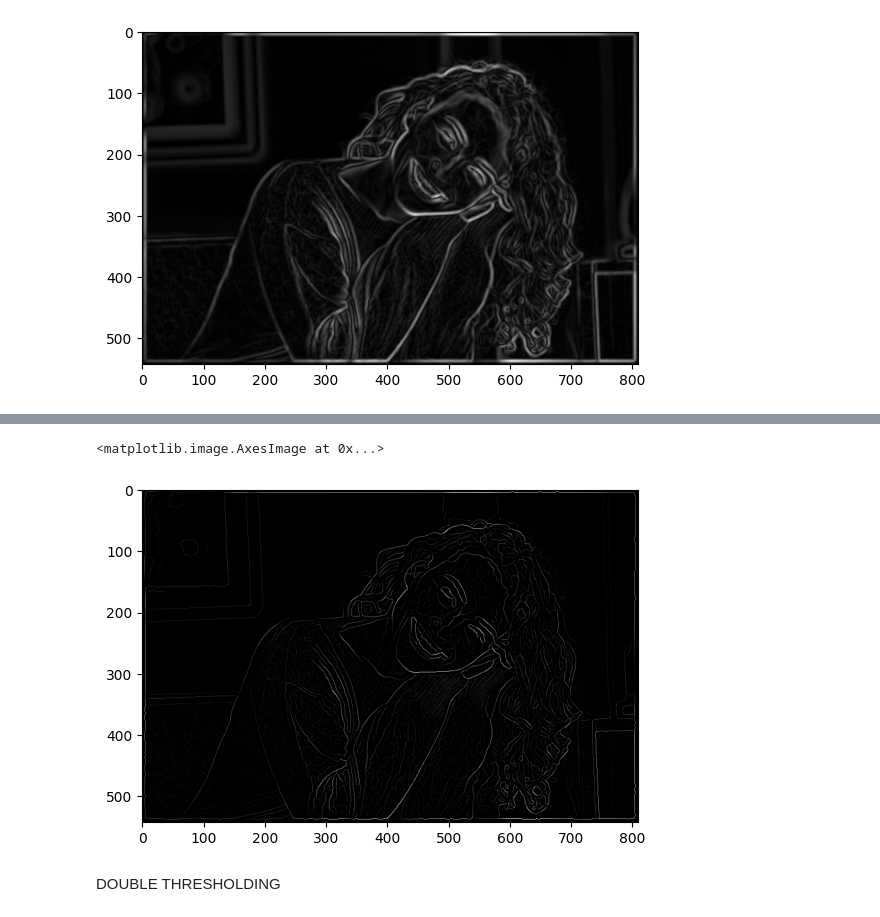
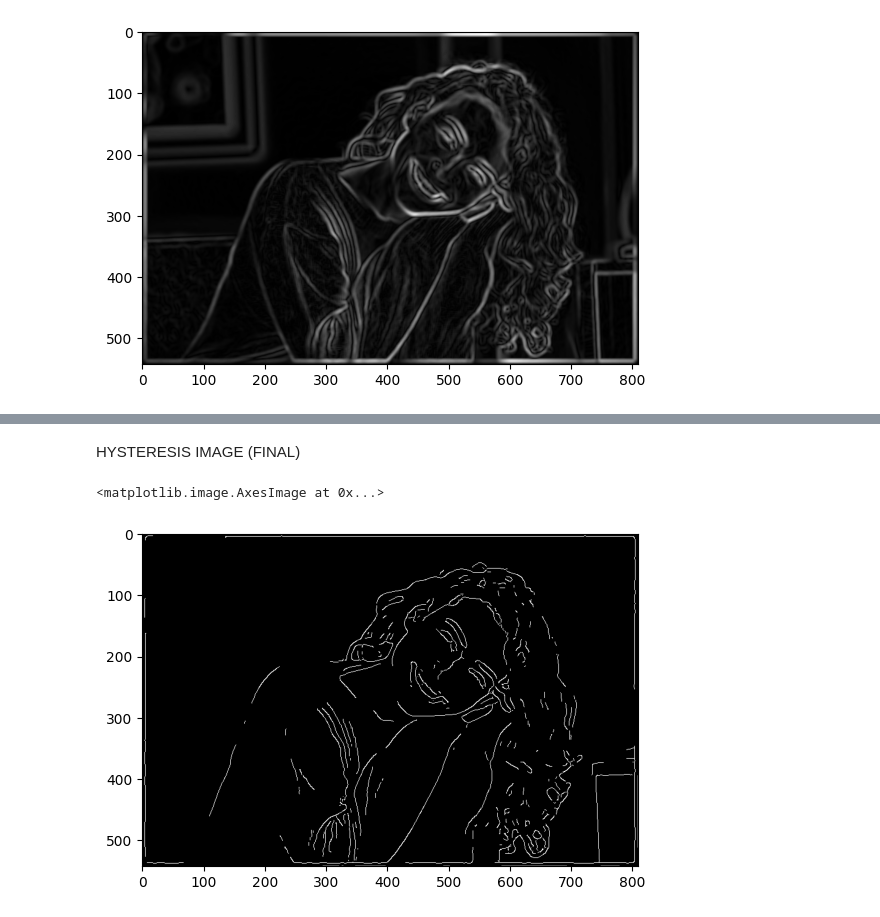
Before and after one commit to javipzv/canny-edge-detector-from-scratch, a Jupyter notebook: notebooks/canny-operator-step-by-step.ipynb, the cells around one changed output, grey strips where cells are left out. Saved outputs shown, nothing was run; the diff lists cells and outputs as text; code cells hidden in the pictures.

```diff
--- a/notebooks/canny-operator-step-by-step.ipynb
+++ b/notebooks/canny-operator-step-by-step.ipynb
@@ -100,11 +155,10 @@ plt.colorbar()
+# %%
+magnitude = np.sqrt(sobelX**2 + sobelY**2)
+direction = np.arctan2(sobelY, sobelX)
+direction_dg = direction * 180 / math.pi
+direction_dg[direction_dg < 0] += 180
 # %%
 plt.imshow(magnitude, cmap='gray')
 # %% [output]
 <matplotlib.image.AxesImage at 0x...>
 [figure]
-# %%
-direction = np.arctan2(img_y, img_x)
-direction_dg = direction * 180 / pi
-direction_dg[direction_dg < 0] += 180
-plt.imshow(direction_dg, cmap='viridis')
-plt.colorbar()
@@ -141,2 +173,3 @@ def nonMaximaElimination(magnitude: np.ndarray, direction: np.ndarray):
 # %%
-img_nonMaxima = nonMaximaElimination(magnitude, direction_dg)
+nonMaxima = nonMaximaElimination(magnitude, direction_dg)
+plt.imshow(nonMaxima, cmap='gray')
@@ -142,0 +181,3 @@ img_nonMaxima = nonMaximaElimination(magnitude, direction_dg)
+# %%
+thresholded = threshold_v(nonMaxima, 20, 40)
+plt.imshow(thresholded, cmap='gray')
@@ -143,7 +187,8 @@ img_nonMaxima = nonMaximaElimination(magnitude, direction_dg)
+# %% [markdown]
+HYSTERESIS IMAGE (FINAL)
 # %%
-plt.imshow(img_nonMaxima, cmap='gray')
+hysteresis_img = hysteresis(thresholded)
+plt.imshow(hysteresis_img, cmap='gray')
 # %% [output]
 <matplotlib.image.AxesImage at 0x...>
-[figure, old version]
+[figure, new version]
-# %% [markdown]
-DOUBLE THRESHOLDING
```
Also changed, not shown: parts of 37 cells of this notebook, 2 other files.
